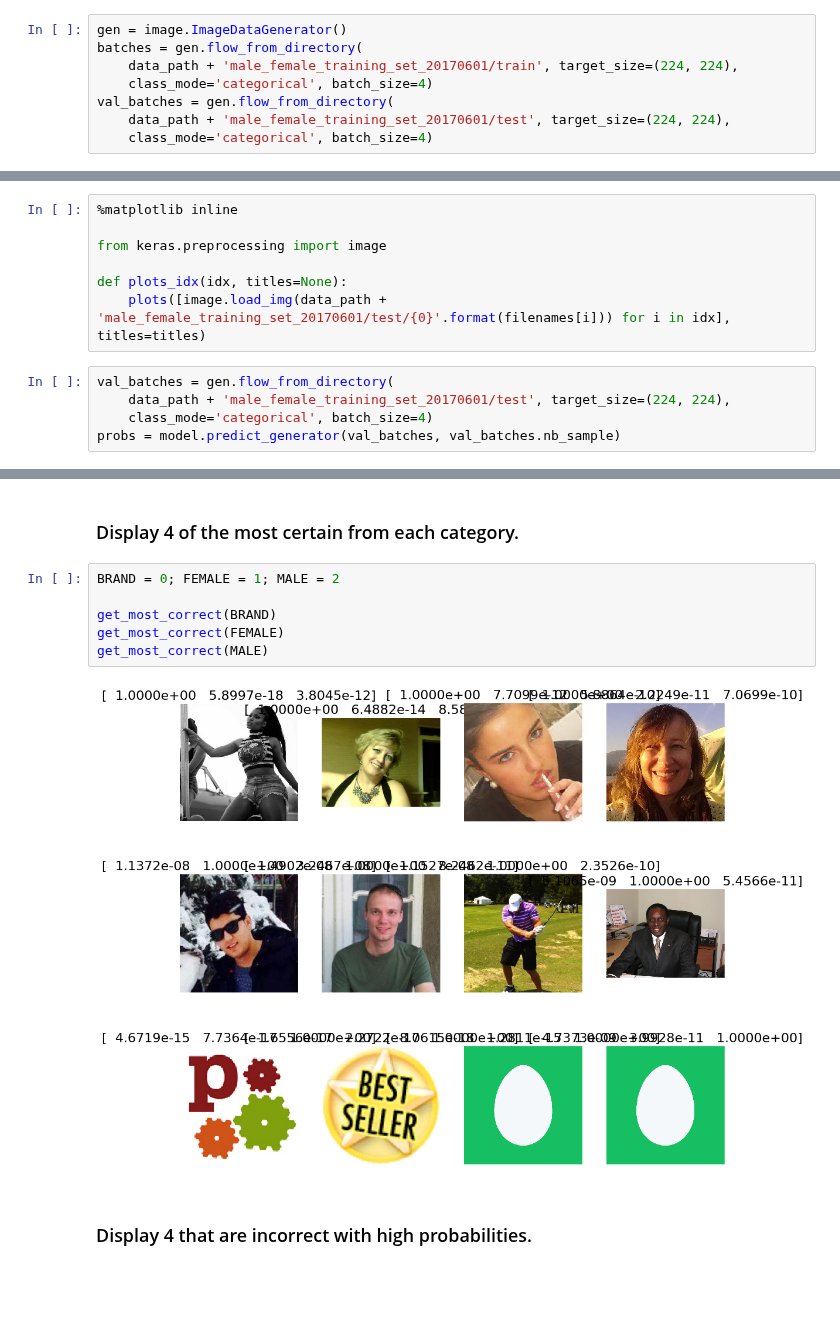
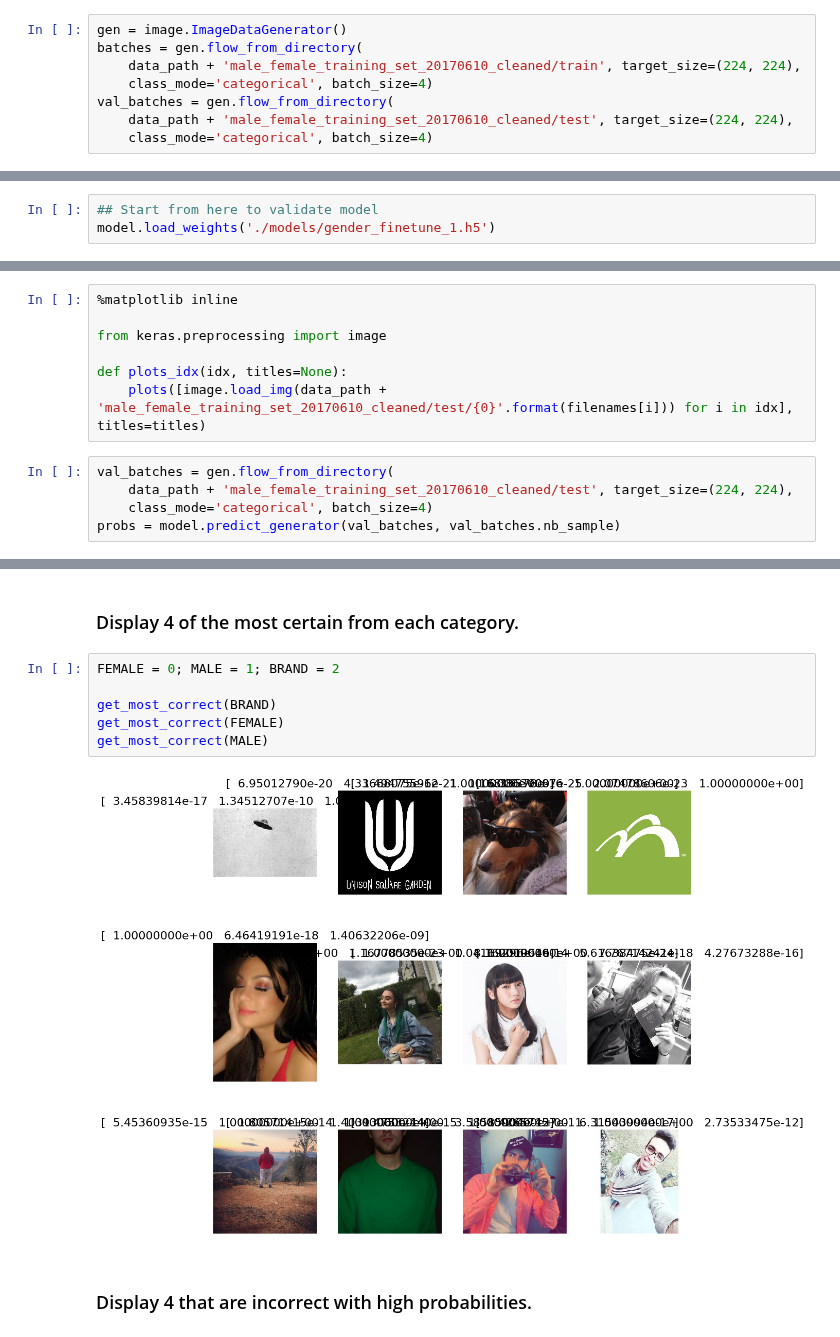
Before and after one commit to lextoumbourou/notes, a Jupyter notebook: moocs/fast.ai/exercises/lesson-1-vgg16-from-scratch.ipynb, the cells around one changed output, grey strips where cells are left out. Drawn from its saved outputs; the diff is of its cells as text; blank space fills up the shorter version.

```diff
--- a/moocs/fast.ai/exercises/lesson-1-vgg16-from-scratch.ipynb
+++ b/moocs/fast.ai/exercises/lesson-1-vgg16-from-scratch.ipynb
@@ -99,9 +102,9 @@ def finetune(model, batches):
 # %%
 gen = image.ImageDataGenerator()
 batches = gen.flow_from_directory(
-    data_path + 'male_female_training_set_20170601/train', target_size=(224, 224),
+    data_path + 'male_female_training_set_20170610_cleaned/train', target_size=(224, 224),
     class_mode='categorical', batch_size=4)
 val_batches = gen.flow_from_directory(
-    data_path + 'male_female_training_set_20170601/test', target_size=(224, 224),
+    data_path + 'male_female_training_set_20170610_cleaned/test', target_size=(224, 224),
     class_mode='categorical', batch_size=4)
 # %% [output]
@@ -130,3 +135,6 @@ Epoch 3/3
+# %%
+## Start from here to validate model
+model.load_weights('./models/gender_finetune_1.h5')
 # %% [markdown]
 ## Checkout the validation set
 # %%
@@ -135,10 +143,10 @@ Epoch 3/3
 from keras.preprocessing import image
 
 def plots_idx(idx, titles=None):
-    plots([image.load_img(data_path + 'male_female_training_set_20170601/test/{0}'.format(filenames[i])) for i in idx], titles=titles)
+    plots([image.load_img(data_path + 'male_female_training_set_20170610_cleaned/test/{0}'.format(filenames[i])) for i in idx], titles=titles)
 # %%
 val_batches = gen.flow_from_directory(
-    data_path + 'male_female_training_set_20170601/test', target_size=(224, 224),
+    data_path + 'male_female_training_set_20170610_cleaned/test', target_size=(224, 224),
     class_mode='categorical', batch_size=4)
 probs = model.predict_generator(val_batches, val_batches.nb_sample)
 # %% [output]
@@ -183,15 +196,15 @@ def get_highest_uncertainy(label):
 # %% [markdown]
 ### Display 4 of the most certain from each category.
 # %%
-BRAND = 0; FEMALE = 1; MALE = 2
+FEMALE = 0; MALE = 1; BRAND = 2
 
 get_most_correct(BRAND)
 get_most_correct(FEMALE)
 get_most_correct(MALE)
 # %% [output]
-[figure, old version]
+[figure, new version]
-[figure, old version]
+[figure, new version]
-[figure, old version]
+[figure, new version]
 # %% [markdown]
 ### Display 4 that are incorrect with high probabilities.
 # %%
```
Also changed, not shown: parts of 12 cells of this notebook.
